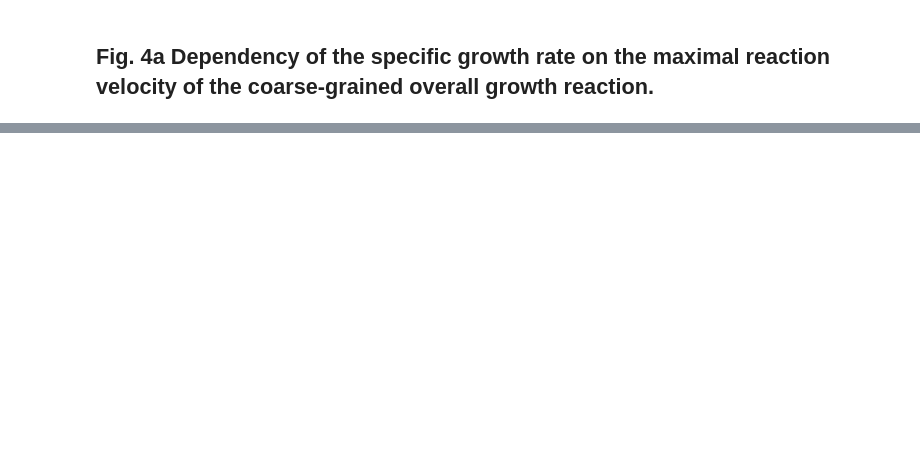
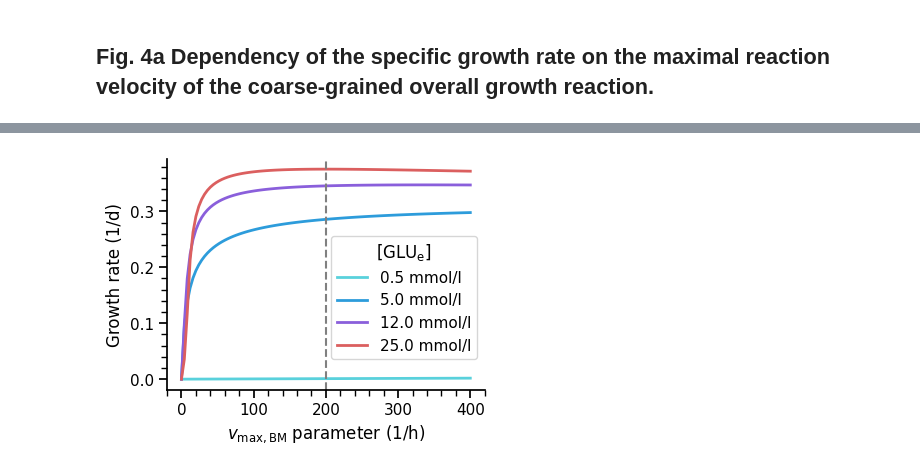
Before and after one commit to stairs/GEM-reduction-for-kinetic-modeling, a Jupyter notebook: analysis/src/simulation/vmax_growth_and_oxphos.ipynb, the cells around one changed output, grey strips where cells are left out. Drawn from its saved outputs; the diff is of its cells as text; code cells hidden in the pictures; blank space fills up the shorter version.

```diff
--- a/analysis/src/simulation/vmax_growth_and_oxphos.ipynb
+++ b/analysis/src/simulation/vmax_growth_and_oxphos.ipynb
@@ -97,0 +57,5 @@ for glu_e in glu_e_scan:
+# %%
+
+growth_scan = read_csv("../../data/scan/growth_param_scan_copasi.csv", sep=r"\s+", names=["glue", "v_growth", "growth"],
+                       header=0)
+growth_scan.head()
@@ -98,26 +69,35 @@ for glu_e in glu_e_scan:
 # %%
 import matplotlib.pyplot as plt
 import seaborn as sns
 
 sns.set_context('notebook')
 plt.figure(figsize=(4.1, 3))
 
-colors = {0.5: '#59D1DC', 5: '#2D9CDB', 12: '#8A5FDB', 25: '#DB5F5F'}
+tmp = growth_scan.assign(growth_per_day=growth_scan['growth'] * 24)
 
-for glu_e, growth_rates in result.items():
-    label = "$\mathregular{[GLU_e]}$ = %s mmol/l" % glu_e
-    plt.plot(vmax_growth_scan, growth_rates, color=colors[glu_e], label=label, lw=2)
+ax = sns.lineplot(
+    data=tmp,
+    x="v_growth",
+    y="growth_per_day",  # now plotting the 1/d values
+    hue="glue",
+    linewidth=2,
+    palette=colors
+)
 
-plt.legend()
-plt.minorticks_on()
+leg = ax.legend(title="$\\mathregular{[GLU_e]}$",
+                bbox_to_anchor=(1.0, 0.7))
+for txt in leg.get_texts():
+    txt.set_text(f"{txt.get_text()} mmol/l")
+
+vmax_bm_ref = 200  # 1/h
+plt.axvline(vmax_bm_ref, ls="--", c="gray")
 
 plt.ylabel('Growth rate (1/d)')
-plt.xlabel("$v_\mathrm{max,BM}$ parameter (1/h)")
-
-model.resetAll()
-plt.axvline(200, ls='--', c='gray')
+plt.xlabel("$v_{\\mathrm{max,BM}}$ parameter (1/h)")
+plt.minorticks_on()
 
 path = "../../out/growth_vs_vmax_vs_glue.png"
 plt.savefig(path, bbox_inches='tight', transparent=True, dpi=300)
-
 plt.show()
+# %% [output]
+[figure, added]
```
Also changed, not shown: parts of 6 cells of this notebook, 2 other files.
